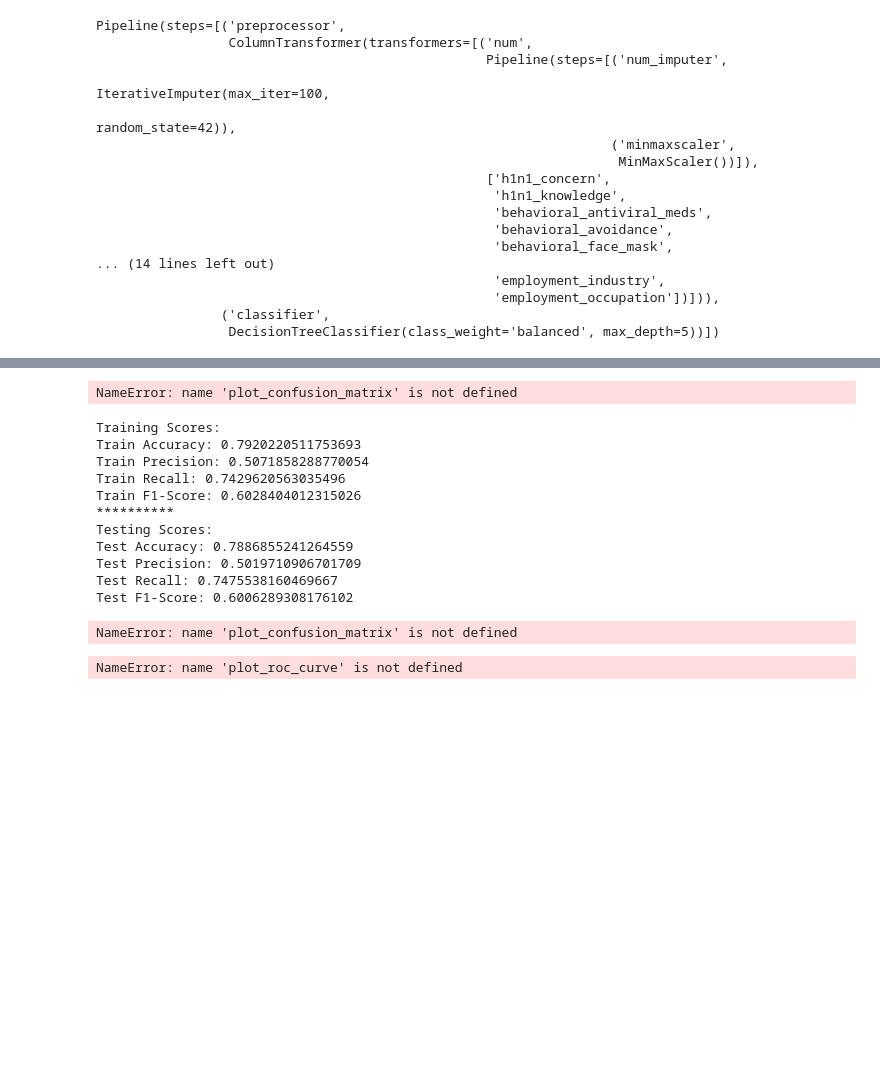
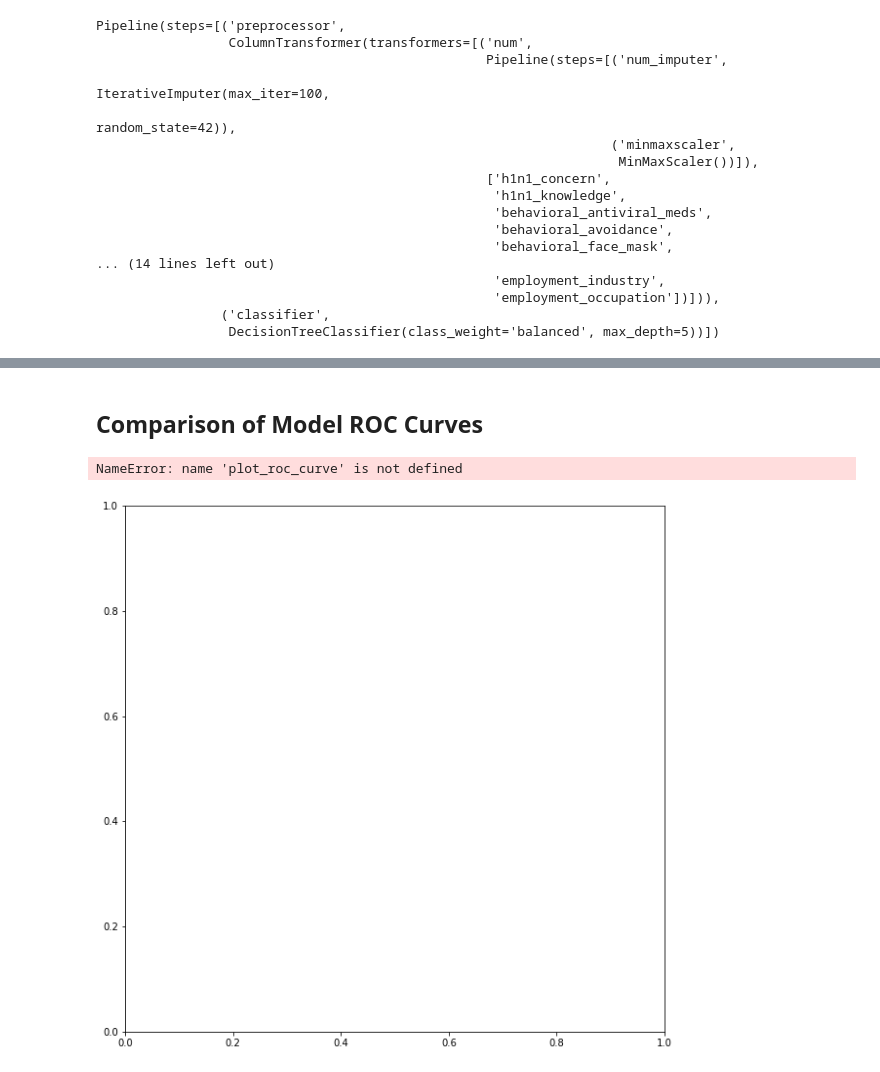
Before and after one commit to PETERNJUGU4/Njugu_Phase_3_Project, a Jupyter notebook: index.ipynb, the cells around one changed output, grey strips where cells are left out. Drawn from its saved outputs; the diff is of its cells as text; code cells hidden in the pictures; blank space fills up the shorter version.

Commit message:
comparing model ROC curves

```diff
--- a/index.ipynb
+++ b/index.ipynb
@@ -676,4 +673,0 @@ pd.DataFrame(grid.cv_results_)
-# %%
-# Create and train the Decision Tree model
-clf = DecisionTreeClassifier(random_state=42)
-clf.fit(X_tr, y_tr)
@@ -769,29 +776,16 @@ def evaluate(estimator, X_tr, X_te, y_tr, y_te, roc_auc='skip'):
     print(f"Test F1-Score: {f1_score(y_te, te_preds)}")
     if type(test_out) == np.ndarray: # checking for roc_auc
         print(f"ROC-AUC: {roc_auc_score(y_test, test_out)}")
-# %%
- # Plot confusion matrix for test set
-plot_confusion_matrix(estimator, X_te, y_te, cmap="plasma", normalize='true')
-# %% [output]
-NameError: name 'plot_confusion_matrix' is not defined
-# %%
-# Evaluating the decision tree model for various metrics
-evaluate(dtc, X_tr, X_te, y_tr, y_te, roc_auc='skip')
-# %% [output]
-Training Scores:
-Train Accuracy: 0.7920220511753693
-Train Precision: 0.5071858288770054
-Train Recall: 0.7429620563035496
-Train F1-Score: 0.6028404012315026
-**********
-Testing Scores:
-Test Accuracy: 0.7886855241264559
-Test Precision: 0.5019710906701709
-Test Recall: 0.7475538160469667
-Test F1-Score: 0.6006289308176102
-NameError: name 'plot_confusion_matrix' is not defined
-# %%
-# roc-auc curve for decision tree model
-plot_roc_curve(dtc, X_te, y_te, name='Decision Tree Classifier');
-# %% [output]
-NameError: name 'plot_roc_curve' is not defined
+# %% [markdown]
+## **Comparison of Model ROC Curves**
+# %%
+fig, ax = plt.subplots(figsize=(10, 10))
+plot_roc_curve(dummy_model, X_te, y_te,
+               name='Dummy model', ax=ax)
+plot_roc_curve(logreg, X_te, y_te,
+               name='Logistic regression', ax=ax)
+plot_roc_curve(dtc, X_te, y_te,
+               name='Decision tree classification', ax=ax)
+# %% [output]
+NameError: name 'plot_roc_curve' is not defined
+[figure, added]
```
Also changed, not shown: parts of 20 cells of this notebook.
